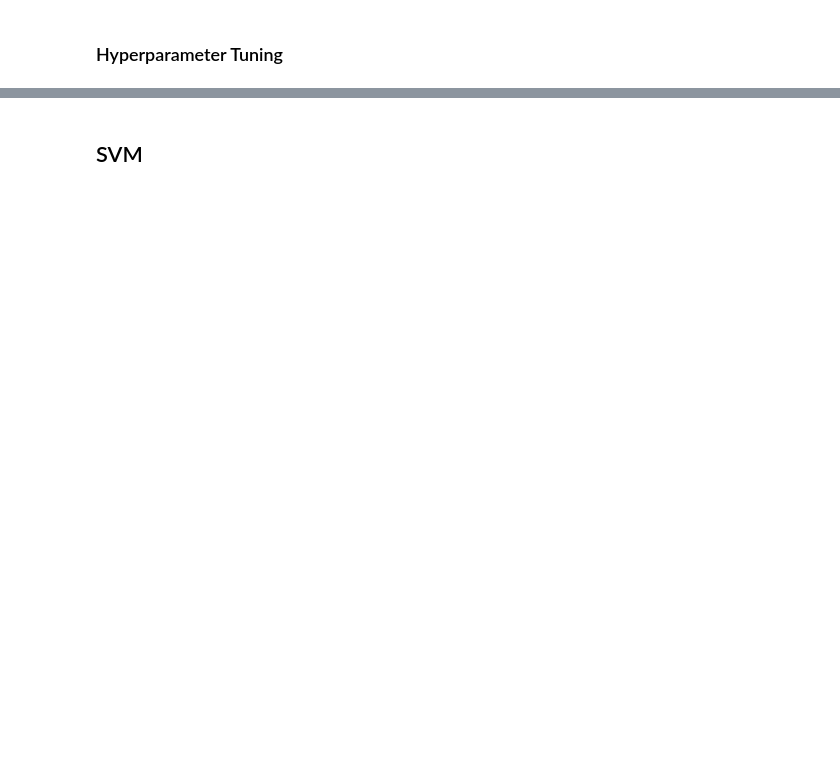
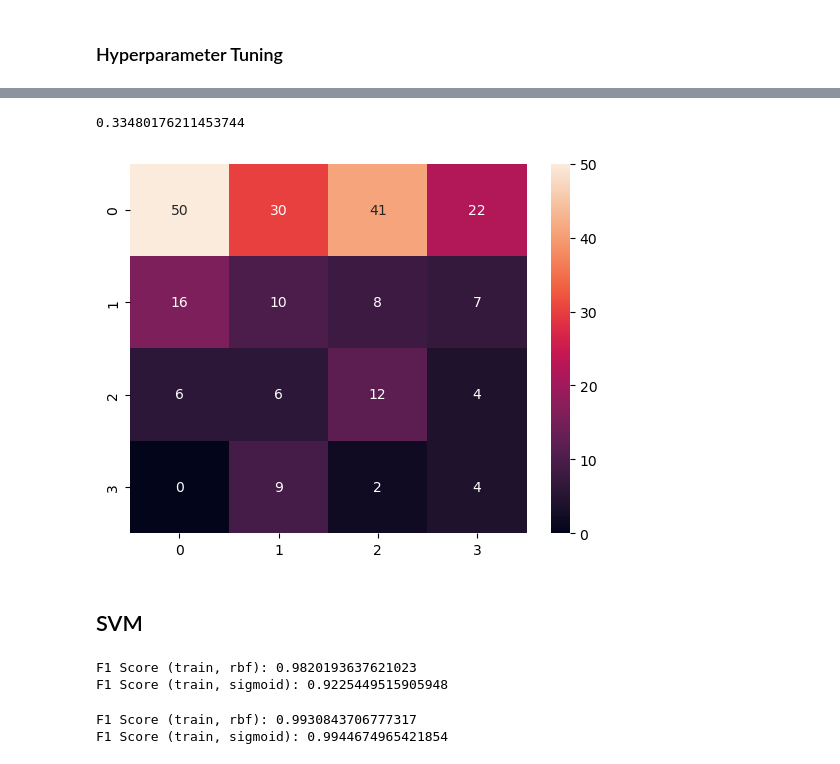
Before and after one commit to jordanIAxelrod/MaterialsGenomeInitiative, a Jupyter notebook: src/main.ipynb, the cells around one changed output, grey strips where cells are left out. Drawn from its saved outputs; the diff is of its cells as text; code cells hidden in the pictures; blank space fills up the shorter version.

```diff
--- a/src/main.ipynb
+++ b/src/main.ipynb
@@ -213,3 +245,8 @@ sns.heatmap(cm, annot=True)
+# %%
+find_test_performance(lr2_grid, embed_type, True)
+# %% [output]
+0.33480176211453744
+[figure, added]
 # %% [markdown]
 ## SVM
 # %%
@@ -221,9 +275,33 @@ svm_model.score(X_val, y_val)
+# %%
+lin_svm = LinearSVC(max_iter=10000)
+poly_svm = SVC(kernel='poly', cache_size=500)
+rbf_svm = SVC(kernel='rbf', cache_size=500)
+sigmoid_svm = SVC(kernel='sigmoid', cache_size=500)
+
+train_svm(rbf_svm, X_train, y_train)
+train_svm(sigmoid_svm, X_train, y_train)
+# %% [output]
+F1 Score (train, rbf): 0.9820193637621023
+F1 Score (train, sigmoid): 0.9225449515905948
 # %%
-param_grid_svm = {
-    'C': [0.001, 0.01, 0.1, 1, 10, 100, 1000],
-    'gamma': [1, 0.1, 0.01, 0.001, 0.0001, 'scale']
+from scipy.stats import randint, uniform
+
+poly_grid = {
+    'C': uniform(1e-4, 1e4),
+    'degree': [3,4,5,6,7,8],
+    'gamma': uniform(1e-5, 1),
+    'coef0': uniform(0,1),
+    'class_weight': [None, 'balanced']
 }
 
-svm_grid = GridSearchCV(SVC(), param_grid_svm, refit=True, n_jobs=-1, scoring='f1_micro')
-svm_grid.fit(X_train, y_train)
-svm_grid.score(X_val, y_val)
+rbf_grid = {
+    'C': uniform(1e-4, 1e4),
+    'gamma': uniform(1e-5, 1),
+    'class_weight': [None, 'balanced']
+}
+
+tuned_rbf = tune_svm(rbf_svm, rbf_grid, X_train, y_train)
+tuned_sig = tune_svm(sigmoid_svm, poly_grid, X_train, y_train)
+# %% [output]
+F1 Score (train, rbf): 0.9930843706777317
+F1 Score (train, sigmoid): 0.9944674965421854
```
Also changed, not shown: parts of 30 cells of this notebook, 7 other files.
